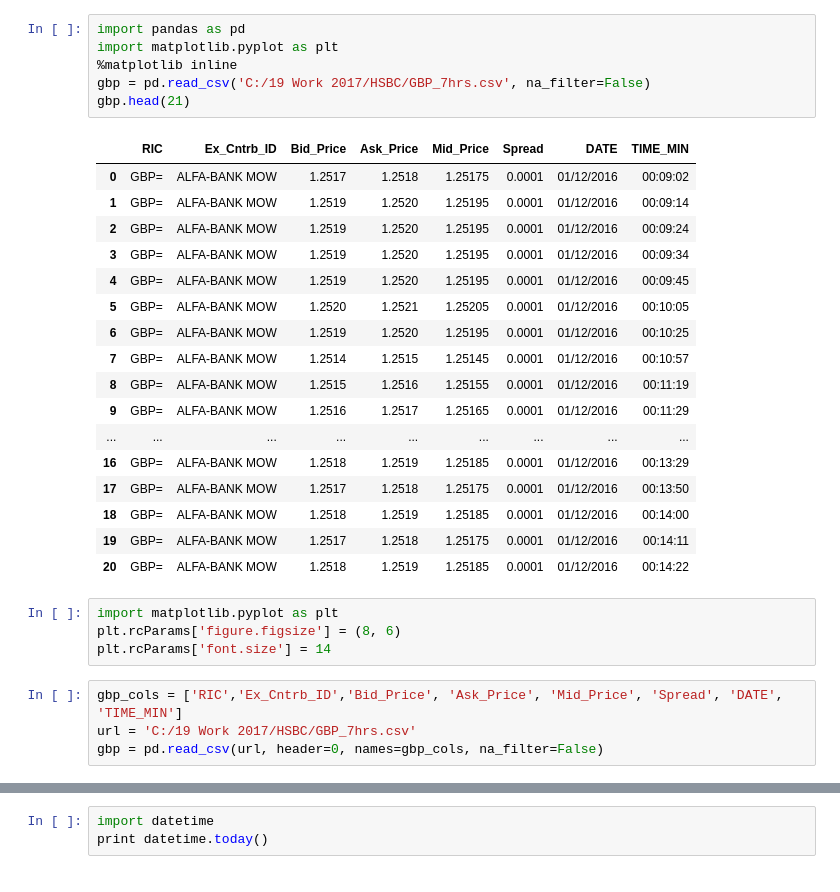
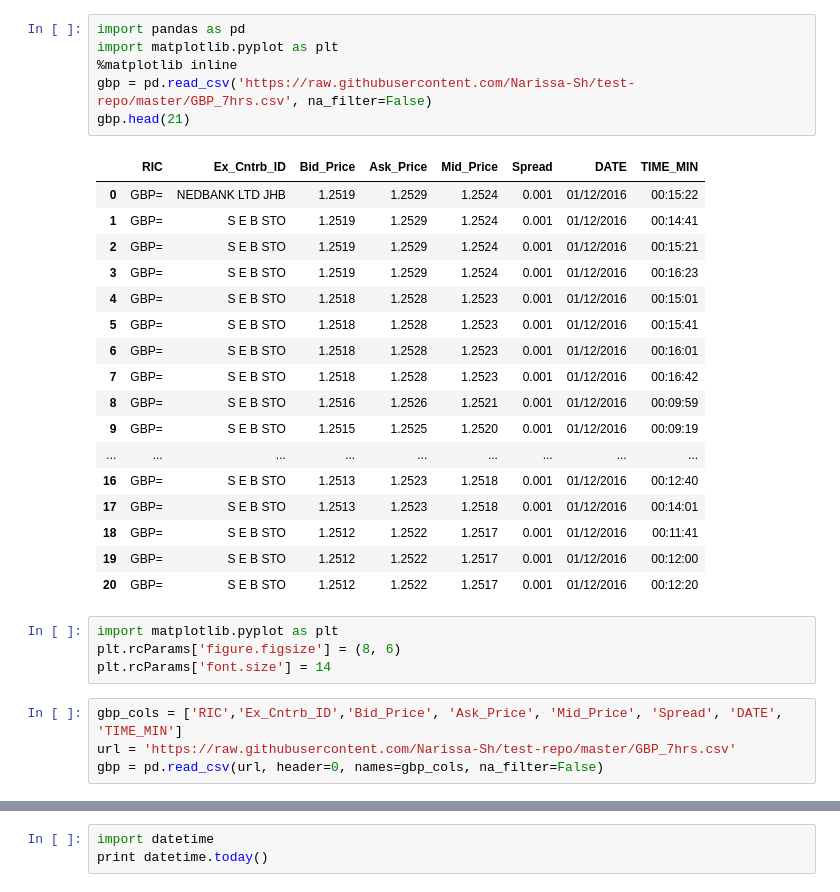
Before and after one commit to Narissa-Sh/test-repo, a Jupyter notebook: GBP_8hrs-checkpoint.ipynb, the cells around one changed output, grey strips where cells are left out. Cells and saved outputs as stored; diff of their text form.

```diff
--- a/GBP_8hrs-checkpoint.ipynb
+++ b/GBP_8hrs-checkpoint.ipynb
@@ -1,34 +1,34 @@
 # %%
 import pandas as pd
 import matplotlib.pyplot as plt
 %matplotlib inline
-gbp = pd.read_csv('C:/19 Work 2017/HSBC/GBP_7hrs.csv', na_filter=False)
+gbp = pd.read_csv('https://raw.githubusercontent.com/Narissa-Sh/test-repo/master/GBP_7hrs.csv', na_filter=False)
 gbp.head(21)
 # %% [output]
 |  | RIC | Ex_Cntrb_ID | Bid_Price | Ask_Price | Mid_Price | Spread | DATE | TIME_MIN |
-| 0 | GBP= | ALFA-BANK MOW | 1.2517 | 1.2518 | 1.25175 | 0.0001 | 01/12/2016 | 00:09:02 |
-| 1 | GBP= | ALFA-BANK MOW | 1.2519 | 1.2520 | 1.25195 | 0.0001 | 01/12/2016 | 00:09:14 |
-| 2 | GBP= | ALFA-BANK MOW | 1.2519 | 1.2520 | 1.25195 | 0.0001 | 01/12/2016 | 00:09:24 |
-| 3 | GBP= | ALFA-BANK MOW | 1.2519 | 1.2520 | 1.25195 | 0.0001 | 01/12/2016 | 00:09:34 |
-| 4 | GBP= | ALFA-BANK MOW | 1.2519 | 1.2520 | 1.25195 | 0.0001 | 01/12/2016 | 00:09:45 |
-| 5 | GBP= | ALFA-BANK MOW | 1.2520 | 1.2521 | 1.25205 | 0.0001 | 01/12/2016 | 00:10:05 |
-| 6 | GBP= | ALFA-BANK MOW | 1.2519 | 1.2520 | 1.25195 | 0.0001 | 01/12/2016 | 00:10:25 |
-| 7 | GBP= | ALFA-BANK MOW | 1.2514 | 1.2515 | 1.25145 | 0.0001 | 01/12/2016 | 00:10:57 |
-| 8 | GBP= | ALFA-BANK MOW | 1.2515 | 1.2516 | 1.25155 | 0.0001 | 01/12/2016 | 00:11:19 |
-| 9 | GBP= | ALFA-BANK MOW | 1.2516 | 1.2517 | 1.25165 | 0.0001 | 01/12/2016 | 00:11:29 |
+| 0 | GBP= | NEDBANK LTD JHB | 1.2519 | 1.2529 | 1.2524 | 0.001 | 01/12/2016 | 00:15:22 |
+| 1 | GBP= | S E B STO | 1.2519 | 1.2529 | 1.2524 | 0.001 | 01/12/2016 | 00:14:41 |
+| 2 | GBP= | S E B STO | 1.2519 | 1.2529 | 1.2524 | 0.001 | 01/12/2016 | 00:15:21 |
+| 3 | GBP= | S E B STO | 1.2519 | 1.2529 | 1.2524 | 0.001 | 01/12/2016 | 00:16:23 |
+| 4 | GBP= | S E B STO | 1.2518 | 1.2528 | 1.2523 | 0.001 | 01/12/2016 | 00:15:01 |
+| 5 | GBP= | S E B STO | 1.2518 | 1.2528 | 1.2523 | 0.001 | 01/12/2016 | 00:15:41 |
+| 6 | GBP= | S E B STO | 1.2518 | 1.2528 | 1.2523 | 0.001 | 01/12/2016 | 00:16:01 |
+| 7 | GBP= | S E B STO | 1.2518 | 1.2528 | 1.2523 | 0.001 | 01/12/2016 | 00:16:42 |
+| 8 | GBP= | S E B STO | 1.2516 | 1.2526 | 1.2521 | 0.001 | 01/12/2016 | 00:09:59 |
+| 9 | GBP= | S E B STO | 1.2515 | 1.2525 | 1.2520 | 0.001 | 01/12/2016 | 00:09:19 |
 | ... | ... | ... | ... | ... | ... | ... | ... | ... |
-| 16 | GBP= | ALFA-BANK MOW | 1.2518 | 1.2519 | 1.25185 | 0.0001 | 01/12/2016 | 00:13:29 |
-| 17 | GBP= | ALFA-BANK MOW | 1.2517 | 1.2518 | 1.25175 | 0.0001 | 01/12/2016 | 00:13:50 |
-| 18 | GBP= | ALFA-BANK MOW | 1.2518 | 1.2519 | 1.25185 | 0.0001 | 01/12/2016 | 00:14:00 |
-| 19 | GBP= | ALFA-BANK MOW | 1.2517 | 1.2518 | 1.25175 | 0.0001 | 01/12/2016 | 00:14:11 |
-| 20 | GBP= | ALFA-BANK MOW | 1.2518 | 1.2519 | 1.25185 | 0.0001 | 01/12/2016 | 00:14:22 |
+| 16 | GBP= | S E B STO | 1.2513 | 1.2523 | 1.2518 | 0.001 | 01/12/2016 | 00:12:40 |
+| 17 | GBP= | S E B STO | 1.2513 | 1.2523 | 1.2518 | 0.001 | 01/12/2016 | 00:14:01 |
+| 18 | GBP= | S E B STO | 1.2512 | 1.2522 | 1.2517 | 0.001 | 01/12/2016 | 00:11:41 |
+| 19 | GBP= | S E B STO | 1.2512 | 1.2522 | 1.2517 | 0.001 | 01/12/2016 | 00:12:00 |
+| 20 | GBP= | S E B STO | 1.2512 | 1.2522 | 1.2517 | 0.001 | 01/12/2016 | 00:12:20 |
 # %%
 import matplotlib.pyplot as plt
 plt.rcParams['figure.figsize'] = (8, 6)
 plt.rcParams['font.size'] = 14
 # %%
 gbp_cols = ['RIC','Ex_Cntrb_ID','Bid_Price', 'Ask_Price', 'Mid_Price', 'Spread', 'DATE', 'TIME_MIN']
-url = 'C:/19 Work 2017/HSBC/GBP_7hrs.csv'
+url = 'https://raw.githubusercontent.com/Narissa-Sh/test-repo/master/GBP_7hrs.csv'
 gbp = pd.read_csv(url, header=0, names=gbp_cols, na_filter=False)
 # %%
 gbp.groupby('Ex_Cntrb_ID').mean()
```
Also changed, not shown: parts of 7 cells of this notebook.
